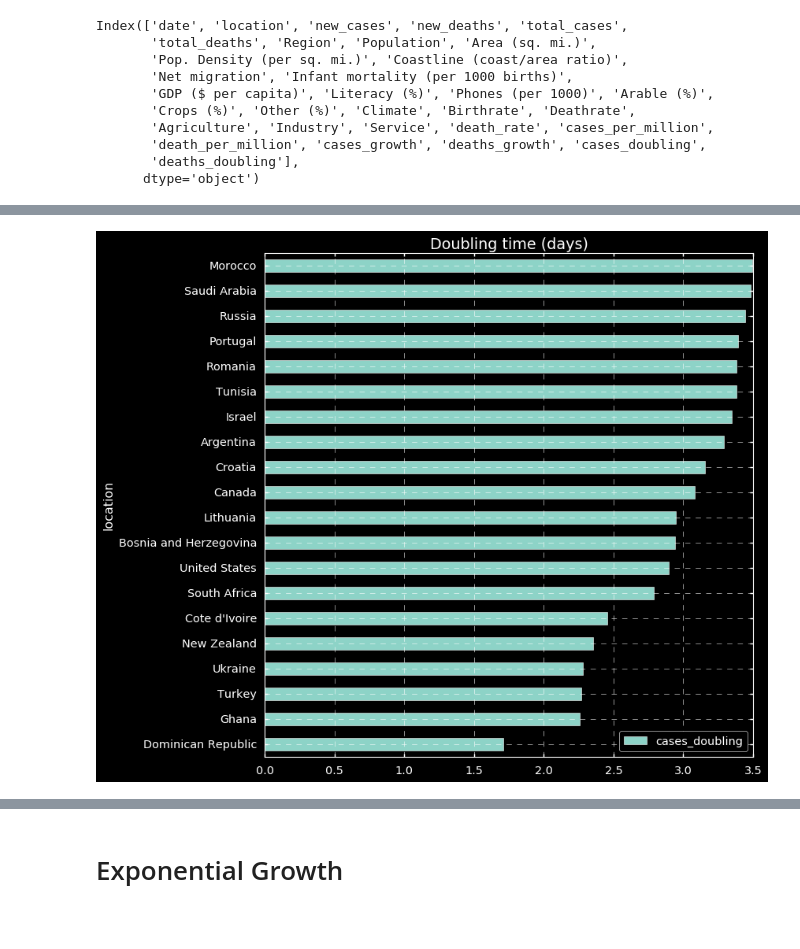
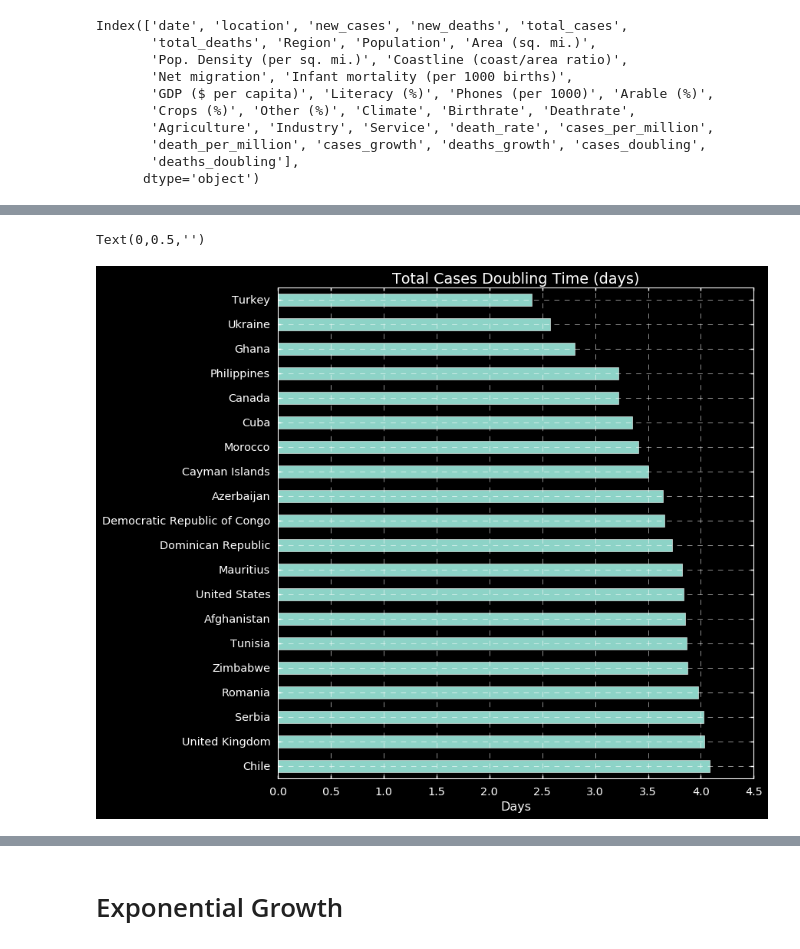
Before and after one commit to pooyad359/covid19-data-exploration, a Jupyter notebook: Covid19-explore.ipynb, the cells around one changed output, grey strips where cells are left out. Saved outputs shown, nothing was run; the diff lists cells and outputs as text; code cells hidden in the pictures; blank space fills up the shorter version.

```diff
--- a/Covid19-explore.ipynb
+++ b/Covid19-explore.ipynb
@@ -250,11 +434,15 @@ data_recent[data_recent.total_cases>100].sort_values(by = 'cases_doubling')[-20:
 # %%
-data_recent[data_recent.total_cases>100].sort_values(by = 'cases_doubling')[:20].plot('location','cases_doubling',
+data_recent[data_recent.deaths_doubling>0].sort_values(by = 'cases_doubling',ascending = False)[-20:].plot('location','cases_doubling',
                                                                            kind = 'barh',
                                                                           figsize = (10,10),
+                                                                          legend=None,
                                                                           grid = True,
-                                                                          title = 'Doubling time (days)');
+                                                                          title = 'Total Cases Doubling Time (days)');
+plt.xlabel('Days')
+plt.ylabel('')
 # %% [output]
+Text(0,0.5,'')
-[figure, old version]
+[figure, new version]
 # %%
 data[data.location=='United States'].death_rate[-30:].plot(logy=False)
 # %% [output]
```
Also changed, not shown: parts of 32 cells of this notebook, 1 other file.
